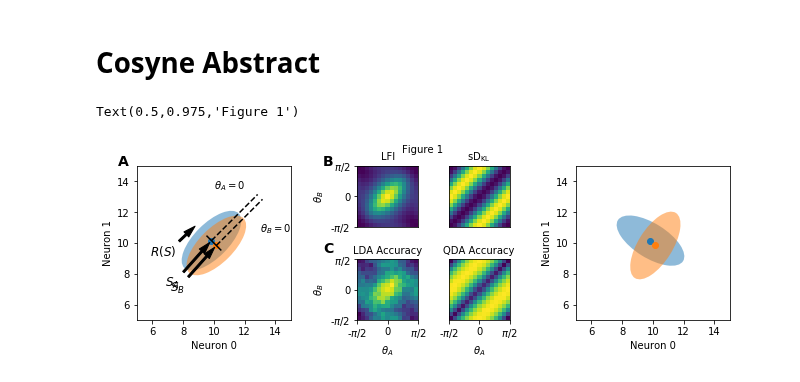
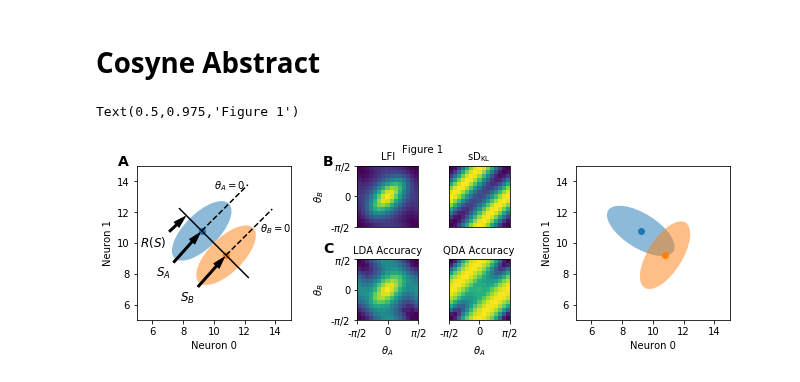
Before and after one commit to BouchardLab/noise_correlations, a Jupyter notebook: notebooks/continuous_vs_discrete.ipynb, the cells around one changed output. Drawn from its saved outputs; the diff is of its cells as text; code cells hidden in the pictures.

```diff
--- a/notebooks/continuous_vs_discrete.ipynb
+++ b/notebooks/continuous_vs_discrete.ipynb
@@ -10,7 +10,7 @@ cov1 = cov0
 # %%
 deltas = np.logspace(-1.25, .25, 5)
 deltas = np.array([np.sqrt(5)/2.])
-deltas = np.array([np.sqrt(5)/10.])
+#deltas = np.array([np.sqrt(5)/10.])
 n_dtheta = 15
 thetas = np.linspace(-np.pi/2, np.pi/2, n_dtheta)
 measures = [discriminability.linear_discriminability, discriminability.mv_normal_jeffreys,
@@ -132,6 +132,8 @@ ax2 = f.add_axes([x1, y0, width1, half_h])
 ax3 = f.add_axes([x0, be, width1, half_h])
 ax4 = f.add_axes([x1, be, width1, half_h])
 
+delta_idx = -1
+delta = deltas[delta_idx]
 mu0 = delta * np.array([-1., 1.]) / np.sqrt(2)
 mu1 = -mu0
 mu0 += 10
@@ -172,37 +174,37 @@ ax0.text(10, 13.5, r'$\theta_A=0$')
 ax0.text(13, 10.75, r'$\theta_B=0$')
 
 
-ax1.imshow(results[:, :, 0, 0][::-1], extent=[-np.pi/2, np.pi/2, -np.pi/2, np.pi/2])
-ax2.imshow(results[:, :, 0, 1][::-1], extent=[-np.pi/2, np.pi/2, -np.pi/2, np.pi/2])
-ax3.imshow(results[:, :, 0, 2][::-1], extent=[-np.pi/2, np.pi/2, -np.pi/2, np.pi/2])
-ax4.imshow(results[:, :, 0, 3][::-1], extent=[-np.pi/2, np.pi/2, -np.pi/2, np.pi/2])
+ax1.imshow(results[:, :, delta_idx, 0][::-1], extent=[-np.pi/2, np.pi/2, -np.pi/2, np.pi/2])
+ax2.imshow(results[:, :, delta_idx, 1][::-1], extent=[-np.pi/2, np.pi/2, -np.pi/2, np.pi/2])
+ax3.imshow(results[:, :, delta_idx, 2][::-1], extent=[-np.pi/2, np.pi/2, -np.pi/2, np.pi/2])
+ax4.imshow(results[:, :, delta_idx, 3][::-1], extent=[-np.pi/2, np.pi/2, -np.pi/2, np.pi/2])
 
 ax1.set_title('LFI', fontsize=10)
 ax2.set_title(r'$\mathregular{sD}_\mathregular{KL}$', fontsize=10)
 ax3.set_title('LDA Accuracy', fontsize=10)
 ax4.set_title('QDA Accuracy', fontsize=10)
 
 for ax in [ax1, ax2, ax3, ax4]:
     ax.set_xticks([])
     ax.set_yticks([])
 for ax in [ax3, ax4]:
     ax.set_xlabel(r'$\theta_A$')
     ax.set_xticks([-np.pi/2, 0, np.pi/2])
     ax.set_xticklabels([r'-$\pi$/2', '0', r'$\pi$/2'])
 for ax in [ax1, ax3]:
     ax.set_ylabel(r'$\theta_B$')
     ax.set_yticks([-np.pi/2, 0, np.pi/2])
     ax.set_yticklabels([r'-$\pi$/2', '0', r'$\pi$/2'])
 
 y0 = .9
 y1 = .5
 f.text(le-le/2, y0, 'A', fontsize=14, fontweight='bold')
 f.text(le+width2+hg-le/1.5, y0, 'B', fontsize=14, fontweight='bold')
 f.text(le+width2+hg-le/1.5, y1, 'C', fontsize=14, fontweight='bold')
 f.text(.5, .975, 'Figure 1', va='center', ha='center')
 
 
 #plt.savefig('/home/jesse/Downloads/cosyne1.png', dpi=300)
 # %% [output]
 Text(0.5,0.975,'Figure 1')
-[figure, old version]
+[figure, new version]
```
Also changed, not shown: 5 other files.
